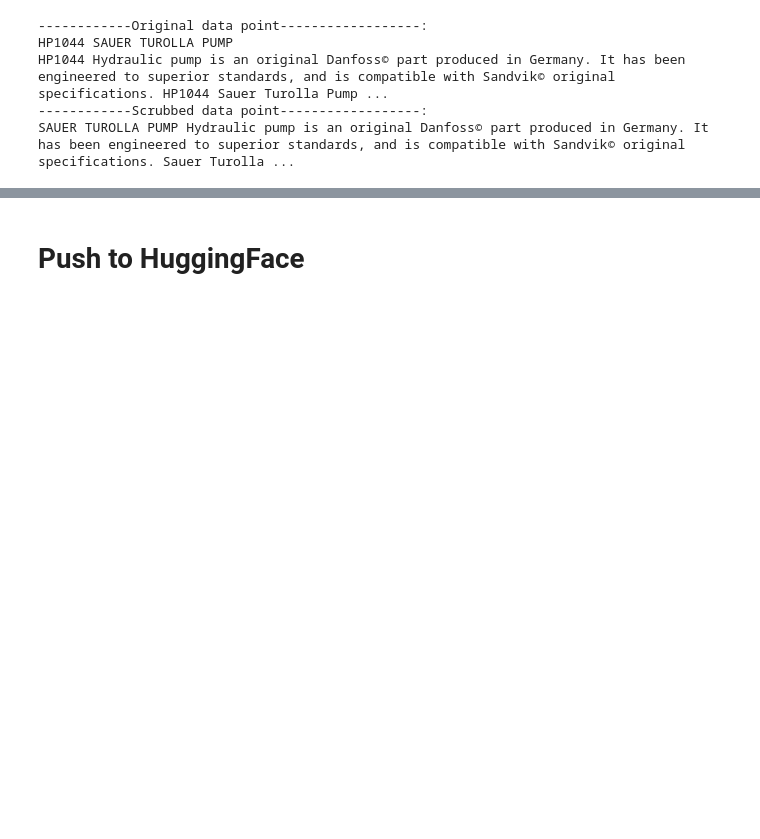
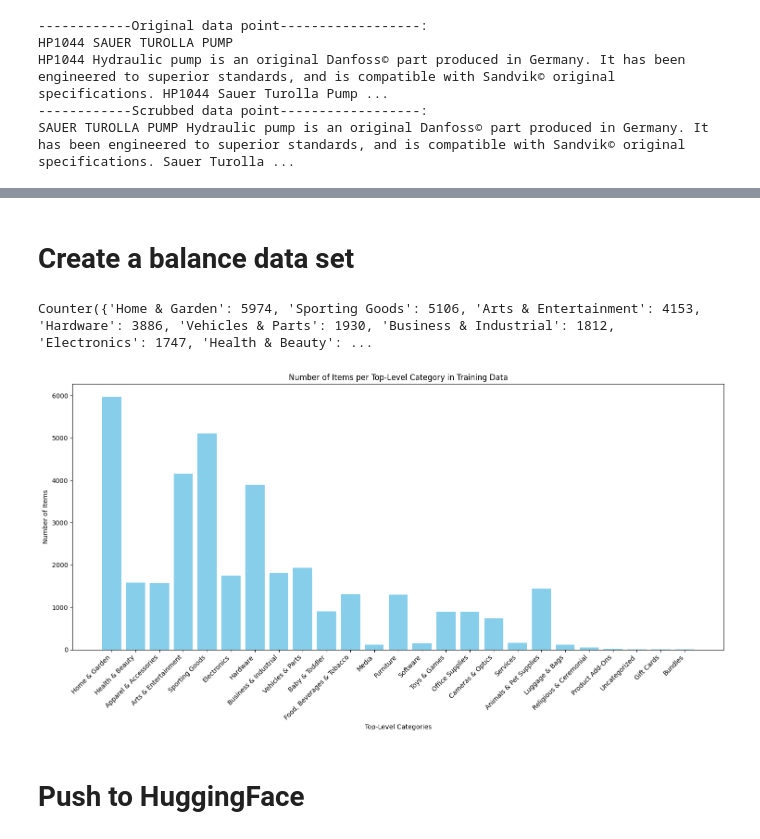
Before and after one commit to alee52/LLM_AgenticAI, a Jupyter notebook: data_curation.ipynb, the cells around one changed output, grey strips where cells are left out. Saved outputs shown, nothing was run; the diff lists cells and outputs as text; code cells hidden in the pictures; blank space fills up the shorter version.

```diff
--- a/data_curation.ipynb
+++ b/data_curation.ipynb
@@ -159,0 +223,25 @@ print(len(cleaned_item.full))
+# %% [markdown]
+# Create a balance data set
+# %%
+
+
+# Count the number of items per top-level category in train_items
+category_counts = Counter(item.category for item in train_items)
+print(category_counts)
+
+# Prepare data for plotting
+categories = list(category_counts.keys())
+counts = list(category_counts.values())
+
+# Create a bar plot (histogram for categorical data)
+plt.figure(figsize=(15, 8))
+plt.bar(categories, counts, color='skyblue')
+plt.xlabel('Top-Level Categories')
+plt.ylabel('Number of Items')
+plt.title('Number of Items per Top-Level Category in Training Data')
+plt.xticks(rotation=45, ha='right')
+plt.tight_layout()
+plt.show()
+# %% [output]
+Counter({'Home & Garden': 5974, 'Sporting Goods': 5106, 'Arts & Entertainment': 4153, 'Hardware': 3886, 'Vehicles & Parts': 1930, 'Business & Industrial': 1812, 'Electronics': 1747, 'Health & Beauty': ...
+[figure, added]
```
Also changed, not shown: parts of 15 cells of this notebook, 1 other file.
